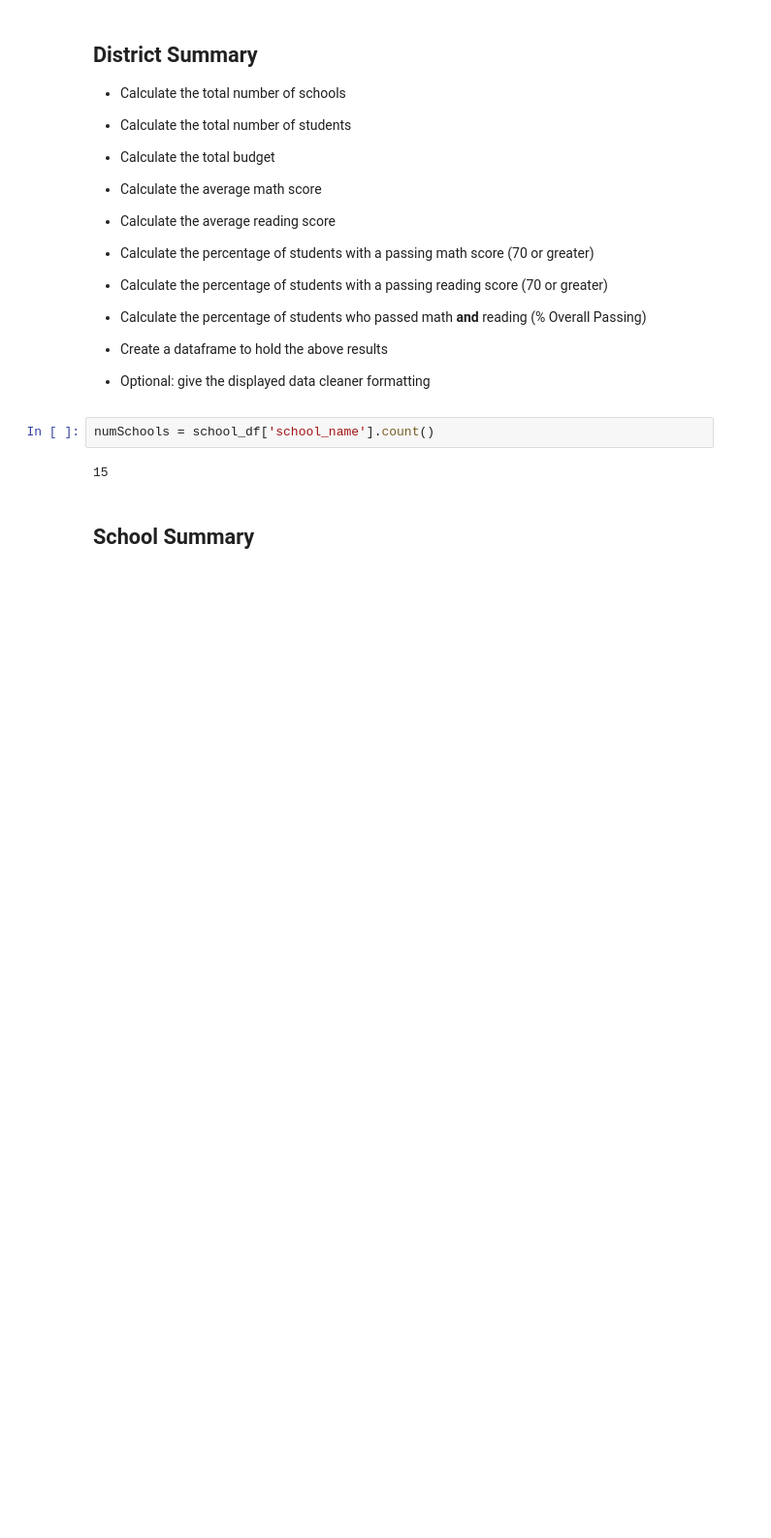
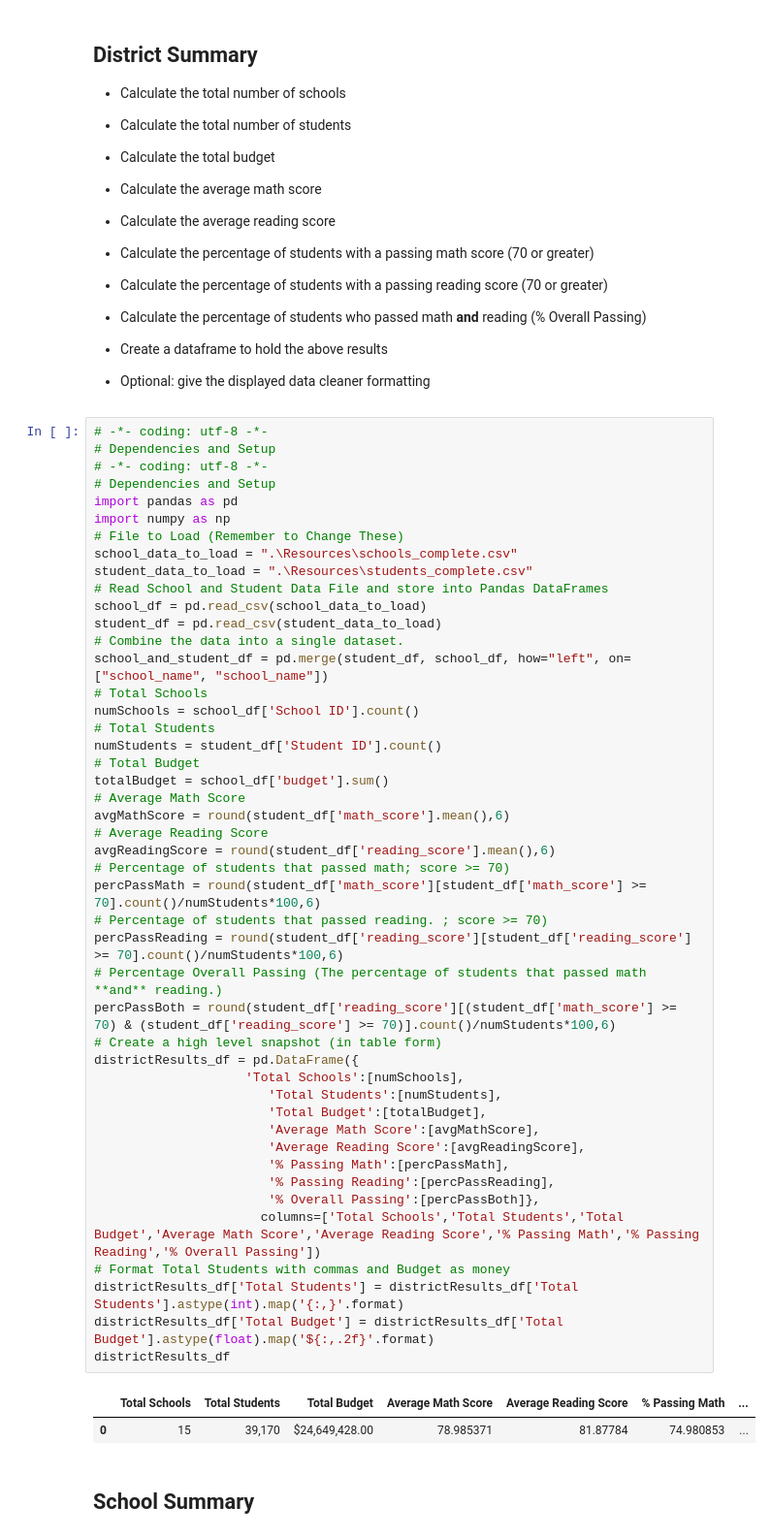
Before and after one commit to CCC-GH/pandas-challenge, a Jupyter notebook: PyCitySchools/PyCitySchools_starter.ipynb, the cells around one changed output. Shown at 97% size. Cells and saved outputs as stored; diff of their text form; blank space fills up the shorter version.

```diff
--- a/PyCitySchools/PyCitySchools_starter.ipynb
+++ b/PyCitySchools/PyCitySchools_starter.ipynb
@@ -53,10 +53,55 @@ school_and_student_df
 * Create a dataframe to hold the above results
 
 * Optional: give the displayed data cleaner formatting
-# %%
-numSchools = school_df['school_name'].count()
-# %% [output]
-15
+# %%
+# -*- coding: utf-8 -*-
+# Dependencies and Setup
+# -*- coding: utf-8 -*-
+# Dependencies and Setup
+import pandas as pd
+import numpy as np
+# File to Load (Remember to Change These)
+school_data_to_load = ".\Resources\schools_complete.csv"
+student_data_to_load = ".\Resources\students_complete.csv"
+# Read School and Student Data File and store into Pandas DataFrames
+school_df = pd.read_csv(school_data_to_load)
+student_df = pd.read_csv(student_data_to_load)
+# Combine the data into a single dataset.
+school_and_student_df = pd.merge(student_df, school_df, how="left", on=["school_name", "school_name"])
+# Total Schools
+numSchools = school_df['School ID'].count()
+# Total Students
+numStudents = student_df['Student ID'].count()
+# Total Budget
+totalBudget = school_df['budget'].sum()
+# Average Math Score
+avgMathScore = round(student_df['math_score'].mean(),6)
+# Average Reading Score
+avgReadingScore = round(student_df['reading_score'].mean(),6)
+# Percentage of students that passed math; score >= 70)
+percPassMath = round(student_df['math_score'][student_df['math_score'] >= 70].count()/numStudents*100,6)
+# Percentage of students that passed reading. ; score >= 70)
+percPassReading = round(student_df['reading_score'][student_df['reading_score'] >= 70].count()/numStudents*100,6)
+# Percentage Overall Passing (The percentage of students that passed math **and** reading.)
+percPassBoth = round(student_df['reading_score'][(student_df['math_score'] >= 70) & (student_df['reading_score'] >= 70)].count()/numStudents*100,6)
+# Create a high level snapshot (in table form)
+districtResults_df = pd.DataFrame({
+                    'Total Schools':[numSchools],
+                       'Total Students':[numStudents],
+                       'Total Budget':[totalBudget],
+                       'Average Math Score':[avgMathScore],
+                       'Average Reading Score':[avgReadingScore],
+                       '% Passing Math':[percPassMath],
+                       '% Passing Reading':[percPassReading],
+                       '% Overall Passing':[percPassBoth]},
+                      columns=['Total Schools','Total Students','Total Budget','Average Math Score','Average Reading Score','% Passing Math','% Passing Reading','% Overall Passing'])
+# Format Total Students with commas and Budget as money
+districtResults_df['Total Students'] = districtResults_df['Total Students'].astype(int).map('{:,}'.format)
+districtResults_df['Total Budget'] = districtResults_df['Total Budget'].astype(float).map('${:,.2f}'.format)
+districtResults_df
+# %% [output]
+|  | Total Schools | Total Students | Total Budget | Average Math Score | Average Reading Score | % Passing Math | ... |
+| 0 | 15 | 39,170 | $24,649,428.00 | 78.985371 | 81.87784 | 74.980853 | ... |
 # %% [markdown]
 ## School Summary
 # %% [markdown]
```
Also changed, not shown: 1 other file.
